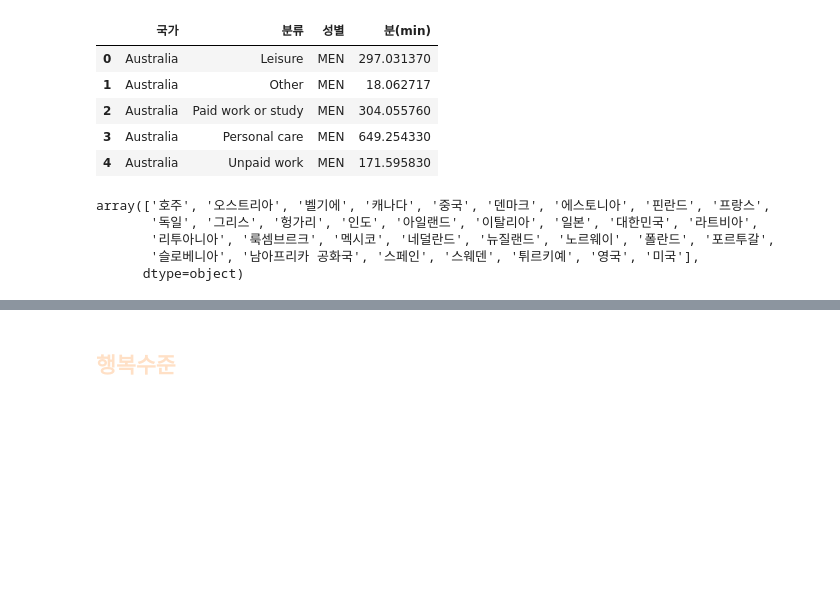
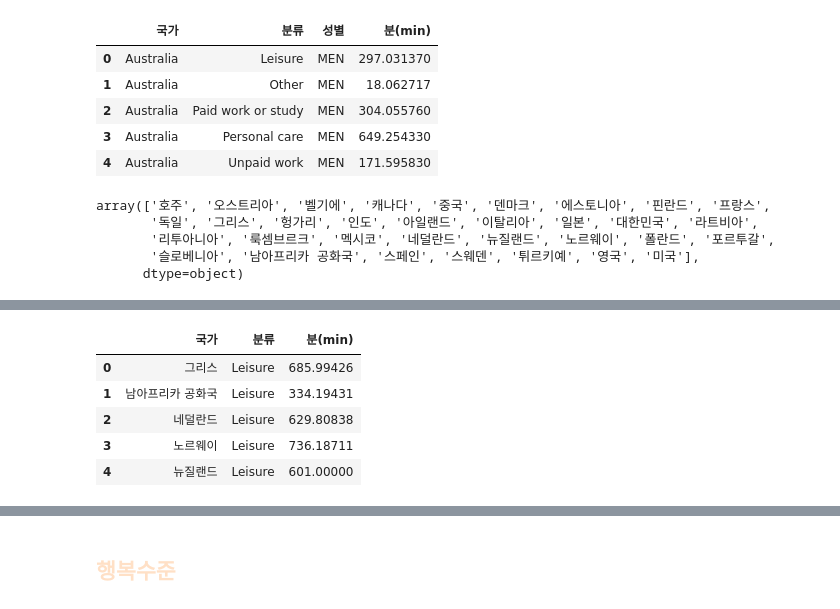
Before and after one commit to nyeokinyeoki/Toy-Projects-with-Tableau, a Jupyter notebook: Side_pro_leis.ipynb, the cells around one changed output, grey strips where cells are left out. Cells and saved outputs as stored; diff of their text form; code cells hidden in the pictures; blank space fills up the shorter version.

```diff
--- a/Side_pro_leis.ipynb
+++ b/Side_pro_leis.ipynb
@@ -203,2 +225,12 @@ array(['호주', '오스트리아', '벨기에', '캐나다', '중국', '덴마
+# %%
+timeUse_oecd_gr.reset_index(drop=True, inplace=True)
+timeUse_oecd_gr.head()
+# %% [output]
+|  | 국가 | 분류 | 분(min) |
+| 0 | 그리스 | Leisure | 685.99426 |
+| 1 | 남아프리카 공화국 | Leisure | 334.19431 |
+| 2 | 네덜란드 | Leisure | 629.80838 |
+| 3 | 노르웨이 | Leisure | 736.18711 |
+| 4 | 뉴질랜드 | Leisure | 601.00000 |
 # %%
 csv_to_excel(timeUse_oecd, "전처리_OECD 국가별 시간 사용.xlsx")
```
Also changed, not shown: parts of 7 cells of this notebook, 1 other file.
